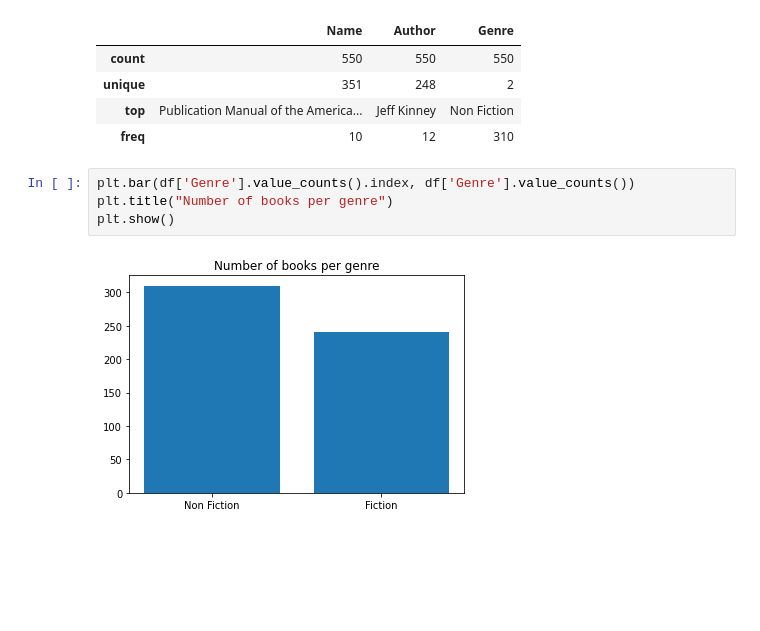
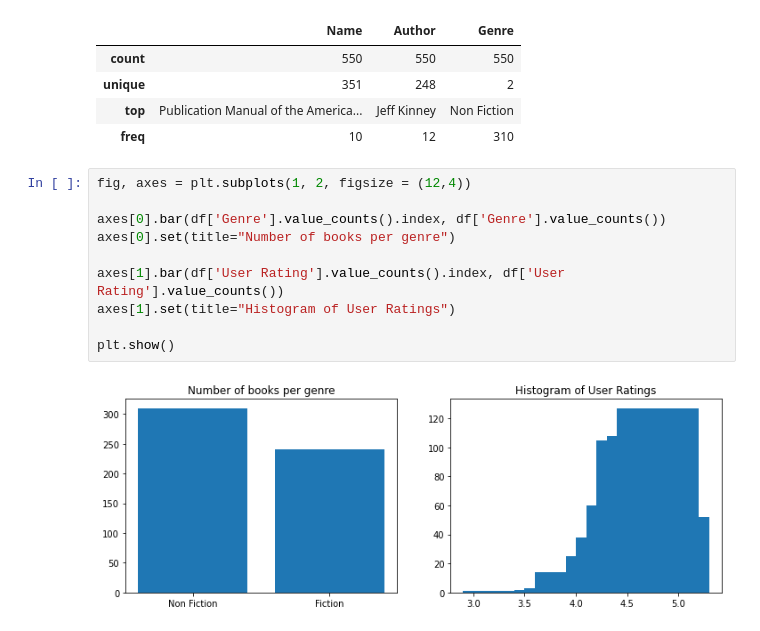
Before and after one commit to acrulopez/Analysis-Amazon-Top-50-Bestselling-Books-2009-2019, a Jupyter notebook: Analysis_Amazon_Top_50_Bestselling_Books_2009_2019_.ipynb, the cells around one changed output. Drawn from its saved outputs; the diff is of its cells as text; blank space fills up the shorter version.

```diff
--- a/Analysis_Amazon_Top_50_Bestselling_Books_2009_2019_.ipynb
+++ b/Analysis_Amazon_Top_50_Bestselling_Books_2009_2019_.ipynb
@@ -100,8 +106,14 @@ df.describe(include='object')
 | top | Publication Manual of the America... | Jeff Kinney | Non Fiction |
 | freq | 10 | 12 | 310 |
 # %%
-plt.bar(df['Genre'].value_counts().index, df['Genre'].value_counts())
-plt.title("Number of books per genre")
+fig, axes = plt.subplots(1, 2, figsize = (12,4))
+
+axes[0].bar(df['Genre'].value_counts().index, df['Genre'].value_counts())
+axes[0].set(title="Number of books per genre")
+
+axes[1].bar(df['User Rating'].value_counts().index, df['User Rating'].value_counts())
+axes[1].set(title="Histogram of User Ratings")
+
 plt.show()
 # %% [output]
-[figure, old version]
+[figure, new version]
```
Also changed, not shown: parts of 5 cells of this notebook.
